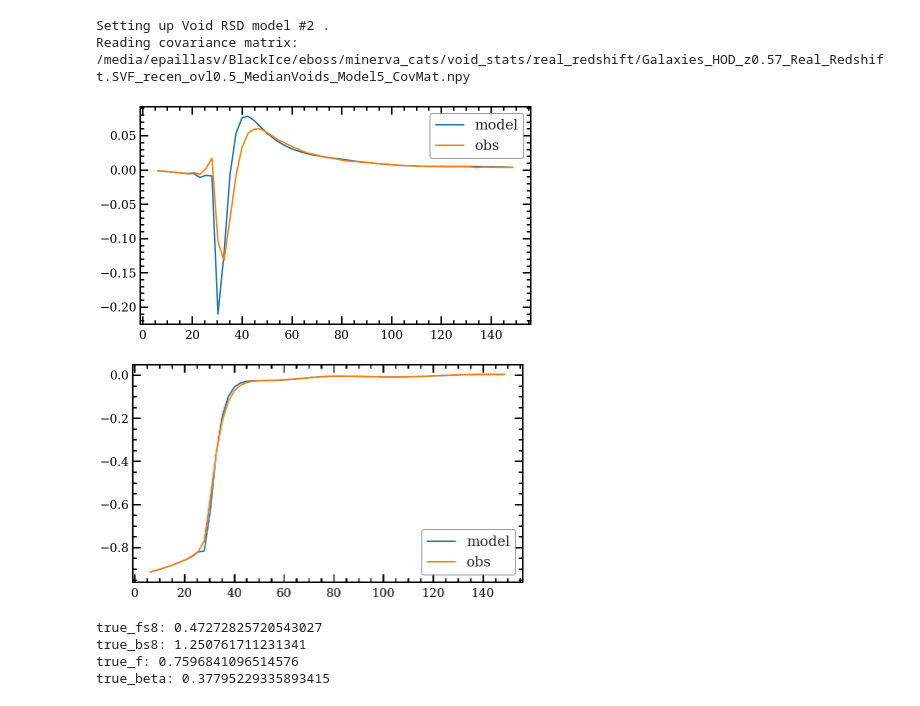
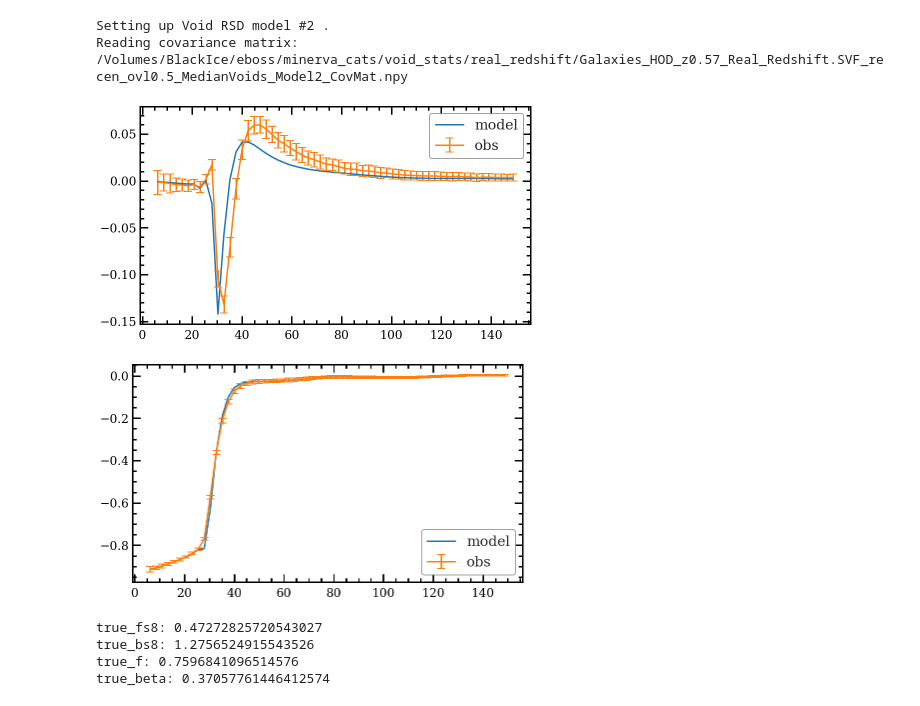
Before and after one commit to epaillas/old_VoidFinder, a Jupyter notebook: plot_mcmc.ipynb, the cells around one changed output. Cells and saved outputs as stored; diff of their text form; code cells hidden in the pictures.

```diff
--- a/plot_mcmc.ipynb
+++ b/plot_mcmc.ipynb
@@ -171,60 +204,98 @@ import emcee
 import corner
 %matplotlib inline
 
-root_real='/media/epaillasv/BlackIce/eboss/minerva_cats/void_stats/real_real/'
-root_redshift='/media/epaillasv/BlackIce/eboss/minerva_cats/void_stats/real_redshift/'
+root_real='/Volumes/BlackIce/eboss/minerva_cats/void_stats/real_real/'
+root_redshift='/Volumes/BlackIce/eboss/minerva_cats/void_stats/real_redshift/'
 
 xi_smu_obs= root_redshift + "Galaxies_HOD_z0.57_Real_Redshift.SVF_recen_ovl0.5_MedianVoids.VG_CCF_rmu"
 xi_smu_mocks= root_redshift + "Galaxies_HOD_*_z0.57_Real_Redshift.SVF_recen_ovl0.5_MedianVoids.VG_CCF_rmu"
 xi_r= root_real + "Galaxies_HOD_z0.57_Real_Real.SVF_recen_ovl0.5_MedianVoids.VG_CCF_monopole"
 delta_r= root_real + "Galaxies_HOD_z0.57_Real_Real.SVF_recen_ovl0.5_MedianVoids.VM_CCF_monopole"
 sv_r= root_real + "Galaxies_HOD_z0.57_Real_Real.SVF_recen_ovl0.5_MedianVoids.VG_CCF_losvel"
-covmat= root_redshift + "Galaxies_HOD_z0.57_Real_Redshift.SVF_recen_ovl0.5_MedianVoids_Model5_CovMat.npy"
+covmat= root_redshift + "Galaxies_HOD_z0.57_Real_Redshift.SVF_recen_ovl0.5_MedianVoids_Model2_CovMat.npy"
+
+cov = np.load(covmat)
 
 model2 = Model2(delta_r_file=delta_r, xi_r_file=xi_r, xi_smu_file=xi_smu_obs,
                  covmat_file=covmat, xi_smu_mocks=xi_smu_mocks)
 # %% [output]
 Setting up Void RSD model #2 .
-Reading covariance matrix: /media/epaillasv/BlackIce/eboss/minerva_cats/void_stats/real_redshift/Galaxies_HOD_z0.57_Real_Redshift.SVF_recen_ovl0.5_MedianVoids_Model5_CovMat.npy
+Reading covariance matrix: /Volumes/BlackIce/eboss/minerva_cats/void_stats/real_redshift/Galaxies_HOD_z0.57_Real_Redshift.SVF_recen_ovl0.5_MedianVoids_Model2_CovMat.npy
 # %%
+%matplotlib inline
+plt.style.use('enrique')
+
+s = model2.s_for_xi
+mu = model2.mu_for_xi
+alpha = 1.0
+true_epsilon = 1.005
+true_alpha_para = alpha * true_epsilon ** (-2/3)
+true_alpha_perp = true_epsilon * true_alpha_para
+true_fs8 = model2.f * model2.s8norm
+true_bs8 = model2.b * model2.s8norm
+
+xi0_model, xi2_model = model2.theory_multipoles(0.26,
+                                                            true_alpha_perp, true_alpha_para, s, mu)
+
+xi0_obs = model2.xi0_s
+xi2_obs = model2.xi2_s
+
+fig, ax = plt.subplots(1, figsize=(7,4))
+ax.plot(s, xi2_model, ls='-', label='model')
+ax.errorbar(s, xi2_obs, np.sqrt(np.diag(cov)), ls='-', label='obs')
+ax.legend()
+plt.show()
+
+#fig, ax = plt.subplots(1, figsize=(7,4))
+#ax.plot(s, xi0_model, ls='-', label='model')
+#ax.plot(s, xi0_obs, ls='-', label='obs')
+#ax.legend()
+#plt.show()
+
+#print('true_fs8: {}'.format(true_fs8))
+#print('true_bs8: {}'.format(true_bs8))
+#print('true_f: {}'.format(model2.f))
+#print('true_beta: {}'.format(true_fs8/true_bs8))
+
+
 %matplotlib inline
 plt.style.use('enrique')
 
 s = model2.s_for_xi
 mu = model2.mu_for_xi
 alpha = 1.0
 true_epsilon = 1.0
 true_alpha_para = alpha * true_epsilon ** (-2/3)
 true_alpha_perp = true_epsilon * true_alpha_para
 true_fs8 = model2.f * model2.s8norm
 true_bs8 = model2.b * model2.s8norm
 
-xi0_model, xibar_model, xi2_model = model2.theory_multipoles(true_fs8,
+xi0_model, xi2_model = model2.theory_multipoles(true_fs8,
                                                             true_alpha_perp, true_alpha_para, s, mu)
 
 xi0_obs = model2.xi0_s
 xi2_obs = model2.xi2_s
 
 fig, ax = plt.subplots(1, figsize=(7,4))
-ax.plot(s, xi2_model, ls='-', label='model')
-ax.plot(s, xi2_obs, ls='-', label='obs')
+ax.plot(s, xi0_model, ls='-', label='model')
+ax.errorbar(s, xi0_obs, np.sqrt(np.diag(cov)), ls='-', label='obs')
 ax.legend()
 plt.show()
 
-fig, ax = plt.subplots(1, figsize=(7,4))
-ax.plot(s, xi0_model, ls='-', label='model')
-ax.plot(s, xi0_obs, ls='-', label='obs')
-ax.legend()
-plt.show()
+#fig, ax = plt.subplots(1, figsize=(7,4))
+#ax.plot(s, xi0_model, ls='-', label='model')
+#ax.plot(s, xi0_obs, ls='-', label='obs')
+#ax.legend()
+#plt.show()
 
 print('true_fs8: {}'.format(true_fs8))
 print('true_bs8: {}'.format(true_bs8))
 print('true_f: {}'.format(model2.f))
 print('true_beta: {}'.format(true_fs8/true_bs8))
 # %% [output]
-[figure, old version]
+[figure, new version]
-[figure, old version]
+[figure, new version]
 true_fs8: 0.47272825720543027
-true_bs8: 1.250761711231341
+true_bs8: 1.2756524915543526
 true_f: 0.7596841096514576
-true_beta: 0.37795229335893415
+true_beta: 0.37057761446412574
```
Also changed, not shown: parts of 5 cells of this notebook, 22 other files.
